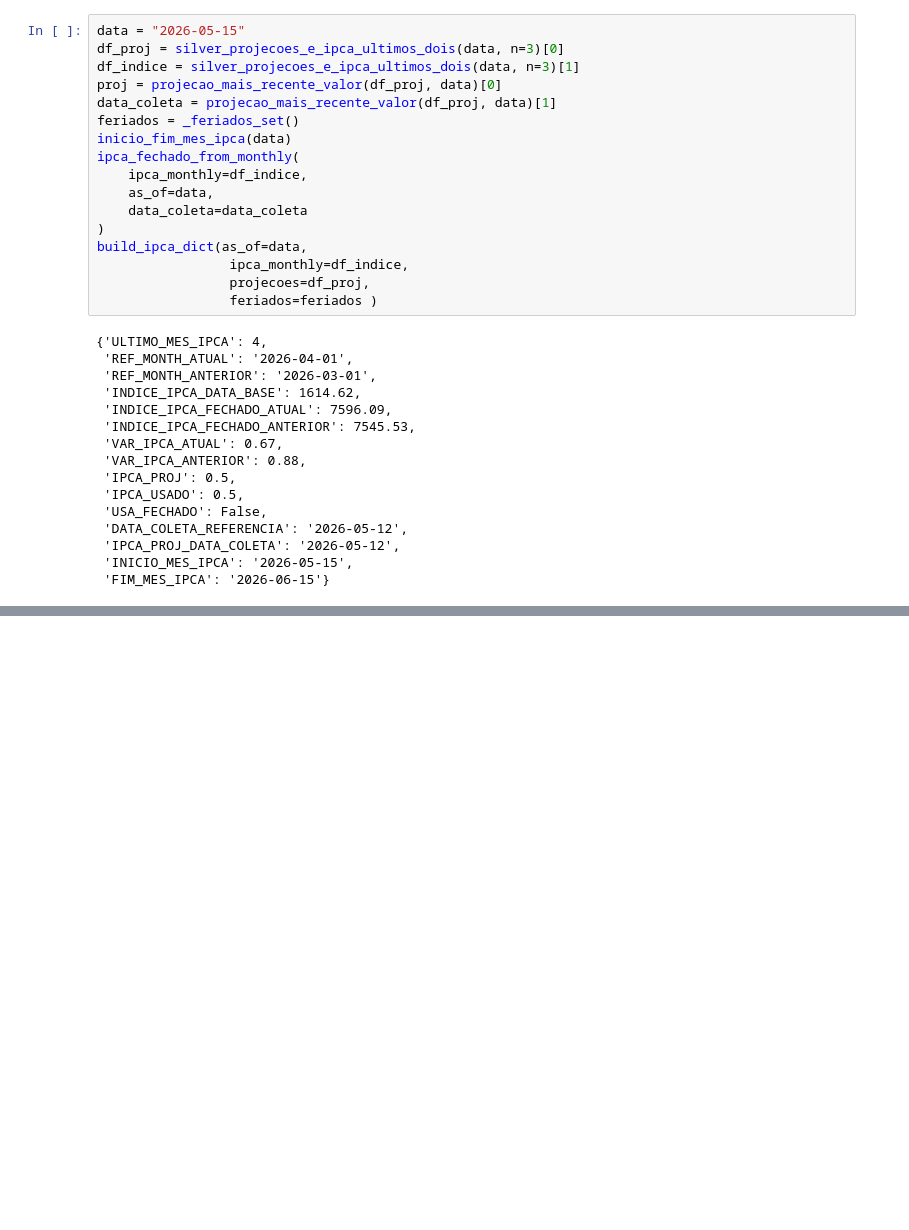
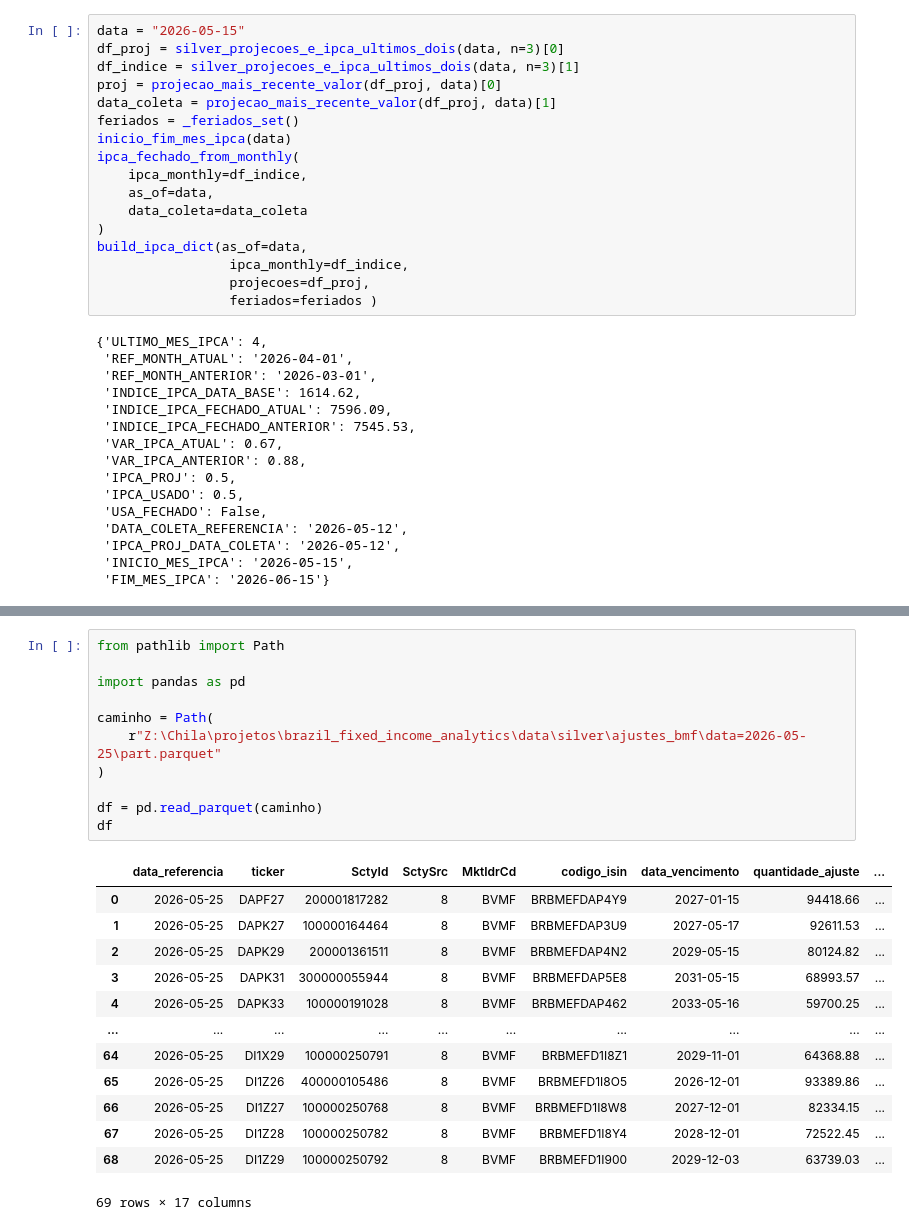
Before and after one commit to rborges447/brazilian_bonds_data_base, a Jupyter notebook: notebooks/test_gold.ipynb, the cells around one changed output, grey strips where cells are left out. Cells and saved outputs as stored; diff of their text form; blank space fills up the shorter version.

```diff
--- a/notebooks/test_gold.ipynb
+++ b/notebooks/test_gold.ipynb
@@ -660,0 +718,25 @@ build_ipca_dict(as_of=data,
+# %%
+from pathlib import Path
+
+import pandas as pd
+
+caminho = Path(
+    r"Z:\Chila\projetos\brazil_fixed_income_analytics\data\silver\ajustes_bmf\data=2026-05-25\part.parquet"
+)
+
+df = pd.read_parquet(caminho)
+df
+# %% [output]
+|  | data_referencia | ticker | SctyId | SctySrc | MktIdrCd | codigo_isin | data_vencimento | quantidade_ajuste | ... |
+| 0 | 2026-05-25 | DAPF27 | 200001817282 | 8 | BVMF | BRBMEFDAP4Y9 | 2027-01-15 | 94418.66 | ... |
+| 1 | 2026-05-25 | DAPK27 | 100000164464 | 8 | BVMF | BRBMEFDAP3U9 | 2027-05-17 | 92611.53 | ... |
+| 2 | 2026-05-25 | DAPK29 | 200001361511 | 8 | BVMF | BRBMEFDAP4N2 | 2029-05-15 | 80124.82 | ... |
+| 3 | 2026-05-25 | DAPK31 | 300000055944 | 8 | BVMF | BRBMEFDAP5E8 | 2031-05-15 | 68993.57 | ... |
+| 4 | 2026-05-25 | DAPK33 | 100000191028 | 8 | BVMF | BRBMEFDAP462 | 2033-05-16 | 59700.25 | ... |
+| ... | ... | ... | ... | ... | ... | ... | ... | ... | ... |
+| 64 | 2026-05-25 | DI1X29 | 100000250791 | 8 | BVMF | BRBMEFD1I8Z1 | 2029-11-01 | 64368.88 | ... |
+| 65 | 2026-05-25 | DI1Z26 | 400000105486 | 8 | BVMF | BRBMEFD1I8O5 | 2026-12-01 | 93389.86 | ... |
+| 66 | 2026-05-25 | DI1Z27 | 100000250768 | 8 | BVMF | BRBMEFD1I8W8 | 2027-12-01 | 82334.15 | ... |
+| 67 | 2026-05-25 | DI1Z28 | 100000250782 | 8 | BVMF | BRBMEFD1I8Y4 | 2028-12-01 | 72522.45 | ... |
+| 68 | 2026-05-25 | DI1Z29 | 100000250792 | 8 | BVMF | BRBMEFD1I900 | 2029-12-03 | 63739.03 | ... |
+69 rows × 17 columns
```
Also changed, not shown: parts of 1 cell of this notebook, 17 other files.
